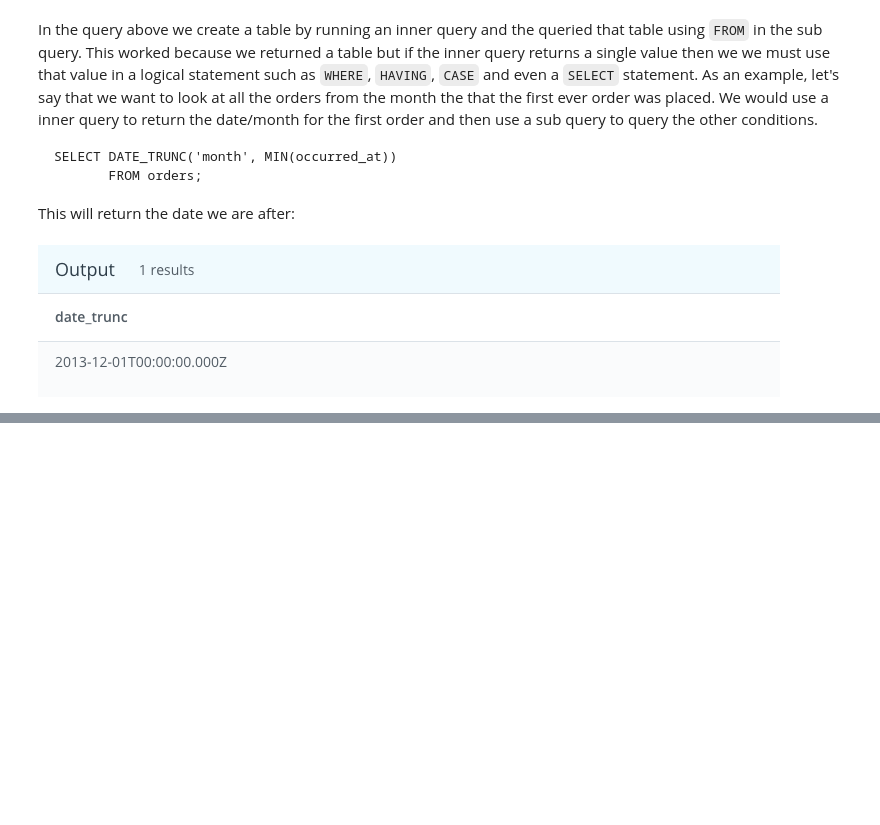
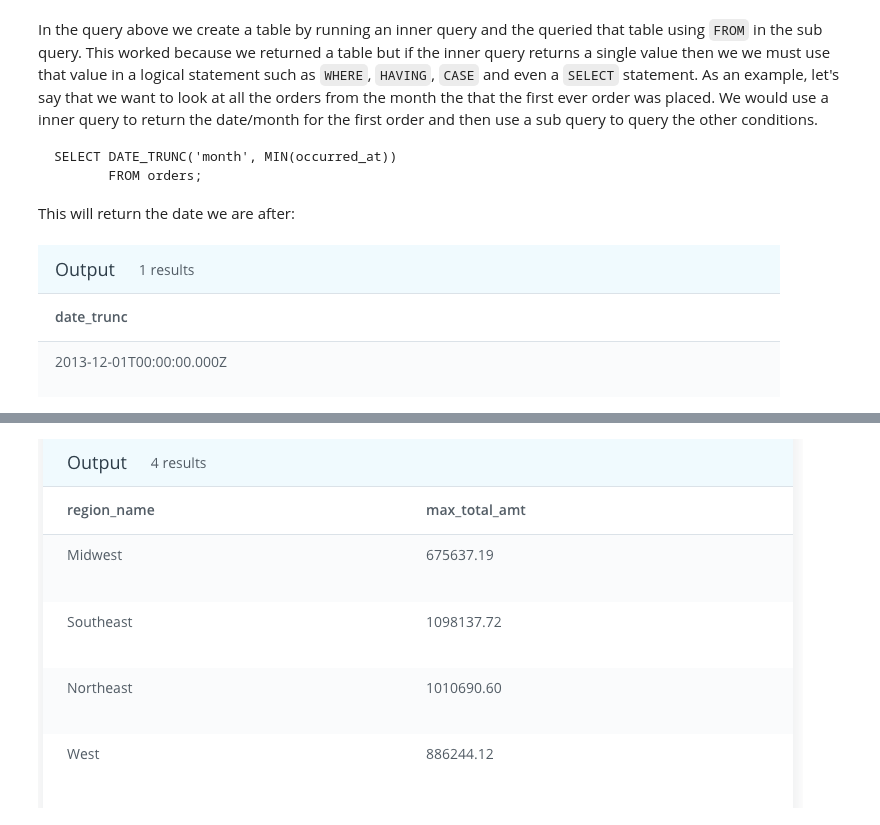
Before and after one commit to GabeMaldonado/SQL, a Jupyter notebook: PostgreSQL_III.ipynb, the cells around one changed output, grey strips where cells are left out. Cells and saved outputs as stored; diff of their text form; code cells hidden in the pictures; blank space fills up the shorter version.

```diff
--- a/PostgreSQL_III.ipynb
+++ b/PostgreSQL_III.ipynb
@@ -58,0 +120,4 @@ Image('/content/Postgresql_DATE_TRUNC.png')
+# %%
+Image('/content/Postgresql_sub_query_ex2.png')
+# %% [output]
+[figure, added]
```
Also changed, not shown: parts of 7 cells of this notebook.
